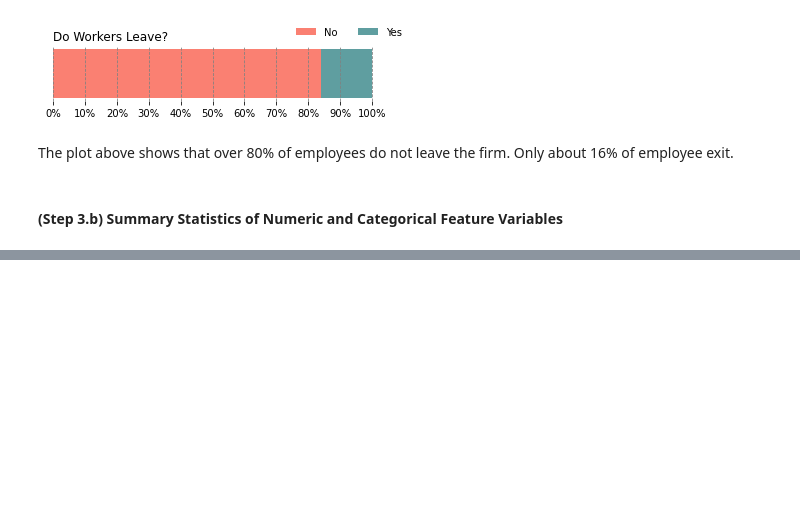
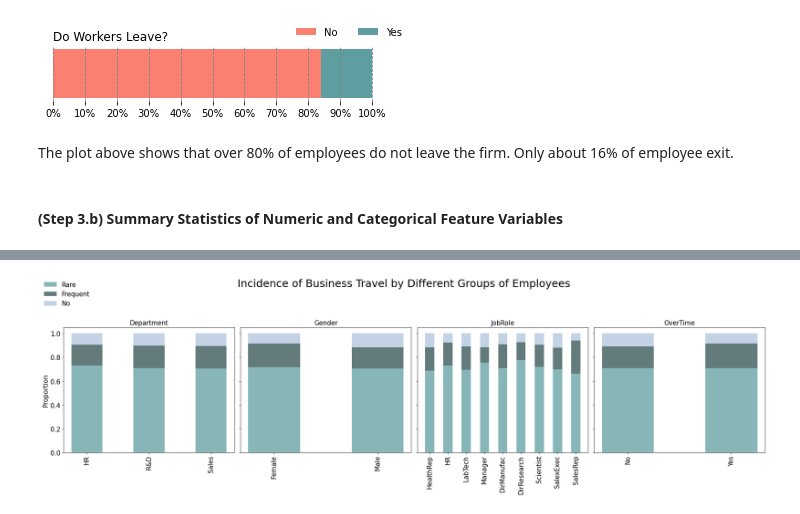
Before and after one commit to SouravSinhas/Employee-Turnover-Prediction, a Jupyter notebook: notebooks/IBM_Employee_Churn_Prediction.ipynb, the cells around one changed output, grey strips where cells are left out. Cells and saved outputs as stored; diff of their text form; code cells hidden in the pictures; blank space fills up the shorter version.

```diff
--- a/notebooks/IBM_Employee_Churn_Prediction.ipynb
+++ b/notebooks/IBM_Employee_Churn_Prediction.ipynb
@@ -417,0 +525,36 @@ g.set_title('Cross-Correlation among Numeric Feature Variables', fontsize = 15);
+# %%
+# Plot one or more categorical variables by another categorical variable:
+# Categorize business travel by department, gender, jobrole, and overtime
+
+select_catvars = ['BusinessTravel', 'Department', 'Gender', 'JobRole', 'OverTime']
+maxlevels = max([IBMData[item].nunique() for item in select_catvars[1:]])
+
+leglabels = []
+fig, ax = plt.subplots(1, len(select_catvars)-1, figsize = (6*4, 6))
+for counter, item in enumerate(select_catvars[1:]):
+
+    newdf = pd.crosstab(IBMData[item], IBMData[select_catvars[0]], margins = True)
+    newdf = newdf.iloc[:,:-1].div(newdf.iloc[:,-1], axis = 0).iloc[:-1,:].reset_index()
+    newdf = pd.melt(newdf, id_vars = item, var_name = select_catvars[0], value_name = 'Proportion')
+
+    plt.subplot(1, len(select_catvars)-1, counter+1)
+    g = sns.histplot(newdf, x = item, hue = select_catvars[0], weights = 'Proportion', multiple = 'stack',
+                     shrink = 0.5, legend = False, palette = ['lightsteelblue','darkslategrey','cadetblue'])
+    plt.draw()
+    g.set_title(item, fontsize = 15)
+    g.set_xlabel('')
+    labels = [newitem.get_text() for newitem in g.get_xticklabels()]
+    g.set_xticklabels(labels, fontsize = 15, rotation = 90)
+    if(counter == 0):
+        labels = [newitem.get_text() for newitem in g.get_yticklabels()]
+        g.set_yticklabels(labels, fontsize = 15)
+        g.set_ylabel('Proportion', fontsize = 15)
+    else:
+        g.set_yticklabels([])
+        g.set_ylabel('')
+    leglabels.append(g)
+fig.legend(leglabels, labels = ['Rare','Frequent','No'], loc = 'upper left', fontsize = 15, ncol = 1)
+plt.tight_layout()
+plt.suptitle('Incidence of Business Travel by Different Groups of Employees', fontsize = 25, y = 1.2);
+# %% [output]
+[figure, added]
```
Also changed, not shown: parts of 12 cells of this notebook.
